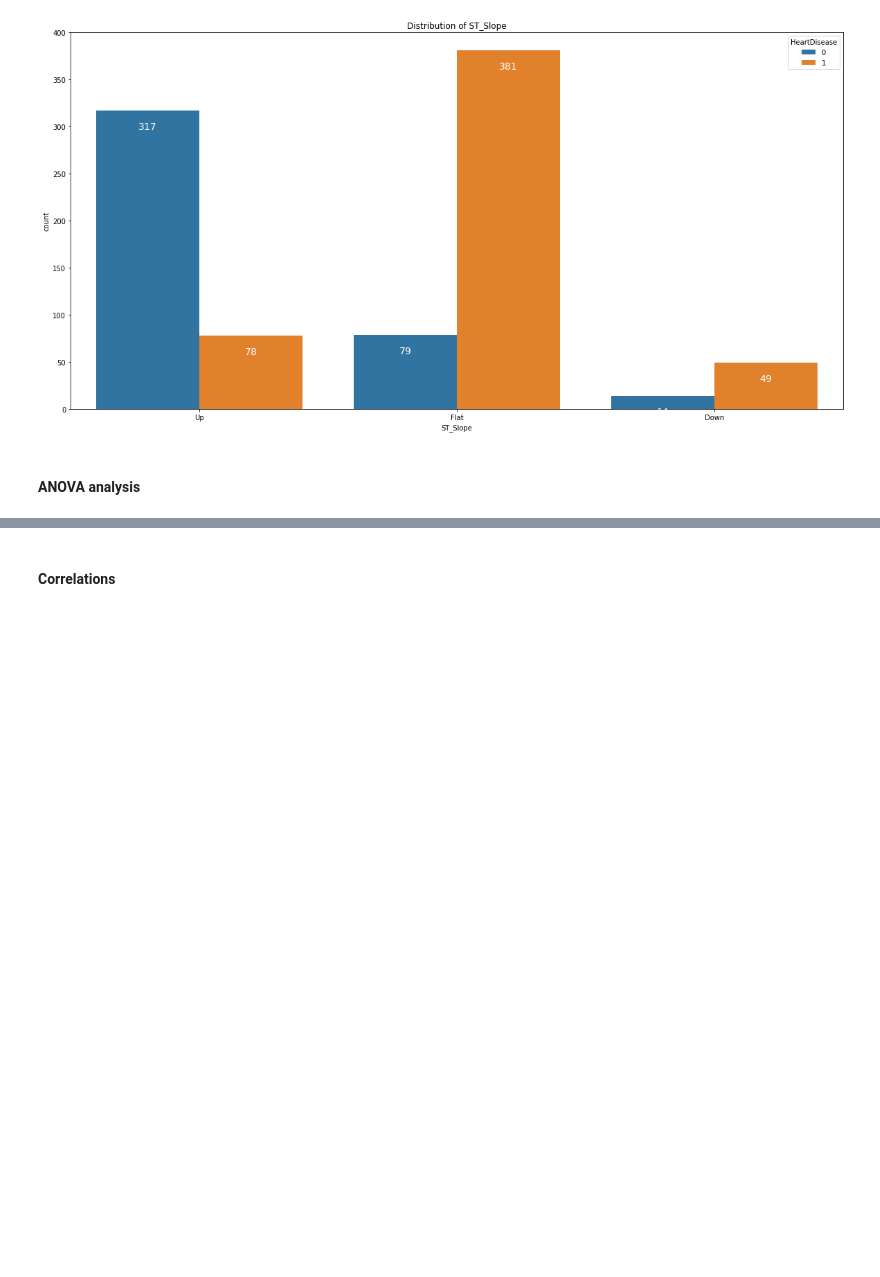
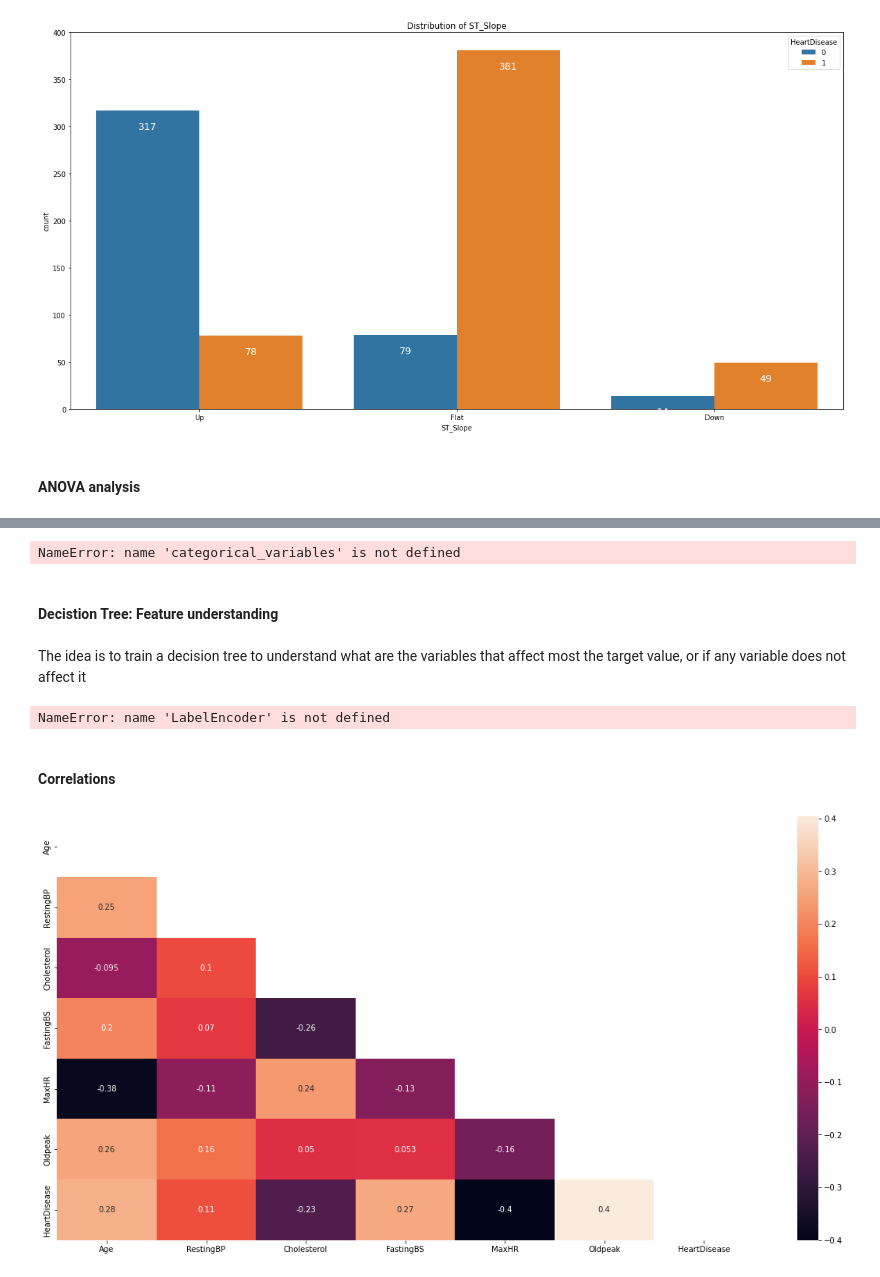
Before and after one commit to 13Mai13/heart-failure, a Jupyter notebook: notebooks/heart-failure.ipynb, the cells around one changed output, grey strips where cells are left out. Cells and saved outputs as stored; diff of their text form; code cells hidden in the pictures; blank space fills up the shorter version.

```diff
--- a/notebooks/heart-failure.ipynb
+++ b/notebooks/heart-failure.ipynb
@@ -193,2 +217,39 @@ The idea of this analysis is to see if there is any connection between the targe
+# %%
+p_value = 0.05
+for categorical_feature in categorical_features:
+    ct = pd.crosstab(data[f'{categorical_feature}'], data['HeartDisease'], margins=True)
+    ct = ct.drop("All", axis=1).drop("All", axis=0)
+    obs = np.array(ct.values)
+    if stats.chi2_contingency(obs)[0:3][1] > p_value:
+        none_relevant_features.append(f'{categorical_feature}')
+print(none_relevant_features)
+# %% [output]
+NameError: name 'categorical_variables' is not defined
+# %% [markdown]
+#### Decistion Tree: Feature understanding
+# %% [markdown]
+The idea is to train a decision tree to understand what are the variables that affect most the target value, or if any variable does not affect it
+# %%
+# Encoding:
+decision_tree = data.copy()
+
+object_cols = decision_tree.loc[:, data.dtypes == 'O']
+object_type_columns = [col for col in object_cols.columns]
+
+for column in object_type_columns:
+    decision_tree[f'{column}'] = LabelEncoder().fit_transform(decision_tree[f'{column}'])
+
+features_for_importance=decision_tree.columns.to_list()
+features_for_importance.remove('HeartDisease')
+# %% [output]
+NameError: name 'LabelEncoder' is not defined
 # %% [markdown]
 #### Correlations
+# %%
+plt.figure(figsize=(20, 10))
+matrix = np.triu(data.corr())
+sns.heatmap(data.corr(), annot=True, mask=matrix)
+plt.show()
+plt.close()
+# %% [output]
+[figure, added]
```
Also changed, not shown: parts of 8 cells of this notebook, 5 other files.
